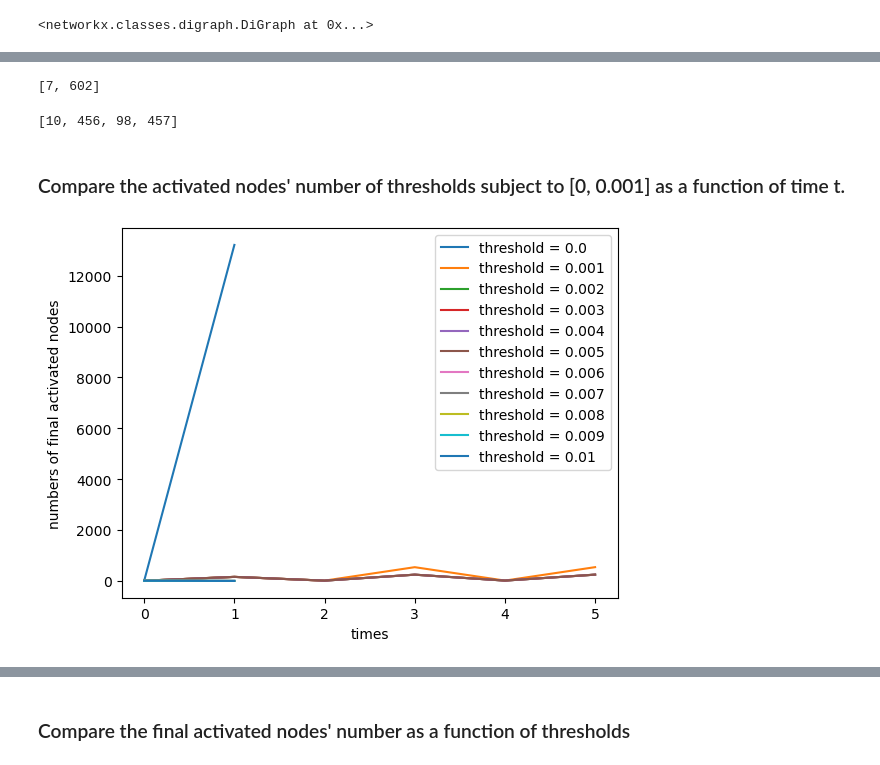
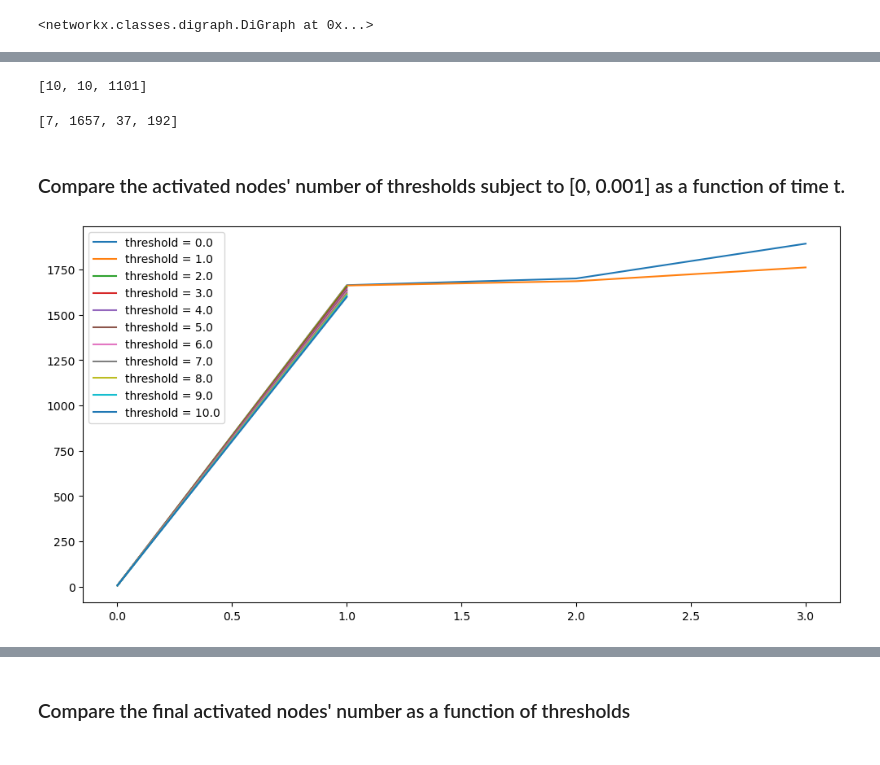
Before and after one commit to davidguzmanp/Influence-Maximization-in-Twitter-as-a-Social-Network-Graph, a Jupyter notebook: LTM.ipynb, the cells around one changed output, grey strips where cells are left out. Drawn from its saved outputs; the diff is of its cells as text; code cells hidden in the pictures.

```diff
--- a/LTM.ipynb
+++ b/LTM.ipynb
@@ -104,29 +113,42 @@ print(times)
+# %%
+# Try Threshold = 0.0001 with max_step = 2, random seeds
+N = G.number_of_nodes()
+nodes = np.array(G.nodes())
+ran_num = np.random.randint(low=0, high=N, size=10)
+init_seed = nodes[ran_num]
+
+activated_nodes, times = lt_model.diffusion_step(init_seed, 0.0001, 2)
+print(times)
+# %% [output]
+[10, 10, 1101]
 # %%
+# specify nodes
 init_seed = ['principe_giovan', 'Premises187', 'MoralDK', 'proudboy_', 'enrique_tarrio', 'GavinM_ProudBoy', 'proudboy2012']
-activated_nodes, times = lt_model.diffusion_all(init_seed, 0.001)
+activated_nodes, times = lt_model.diffusion_all(init_seed, 0.1)
 print(times)
 # %% [output]
-[7, 602]
+[7, 1657, 37, 192]
-# %%
-activated_nodes, times = lt_model.diffusion_step(init_seed, 0.001, 3)
-print(times)
-# %% [output]
-[10, 456, 98, 457]
 # %% [markdown]
 ### Compare the activated nodes' number of thresholds subject to [0, 0.001] as a function of time t.
 # %%
-thresholds = np.arange(0,11)/1000
+# threshold = [1, ... 10]
+thresholds = np.arange(0,11)/1
 res_act = {}
 res_fina = {}
 res_times = {}
 for th in thresholds:
     #g = init_threshold(th)
     res_fina[th], res_times[th] = lt_model.diffusion_all(init_seed, th)
-for key, value in res_times.items():
-    plt.plot(np.arange(len(value)), value, label="threshold = "+str(key))
-plt.legend()
-plt.xlabel("times")
-plt.ylabel("numbers of final activated nodes")
-plt.show()
-# %% [output]
-[figure, removed]
+# %%
+plt.figure(figsize=(12,6))
+for key, value in res_times.items():
+    sum = []
+    s=0
+    for v in value:
+        s=s+v
+        sum.append(s)
+    plt.plot(np.arange(len(value)), sum, label="threshold = "+str(key))
+plt.legend()
+plt.show()
+# %% [output]
+[figure, added]
```
Also changed, not shown: parts of 6 cells of this notebook, 1 other file.
